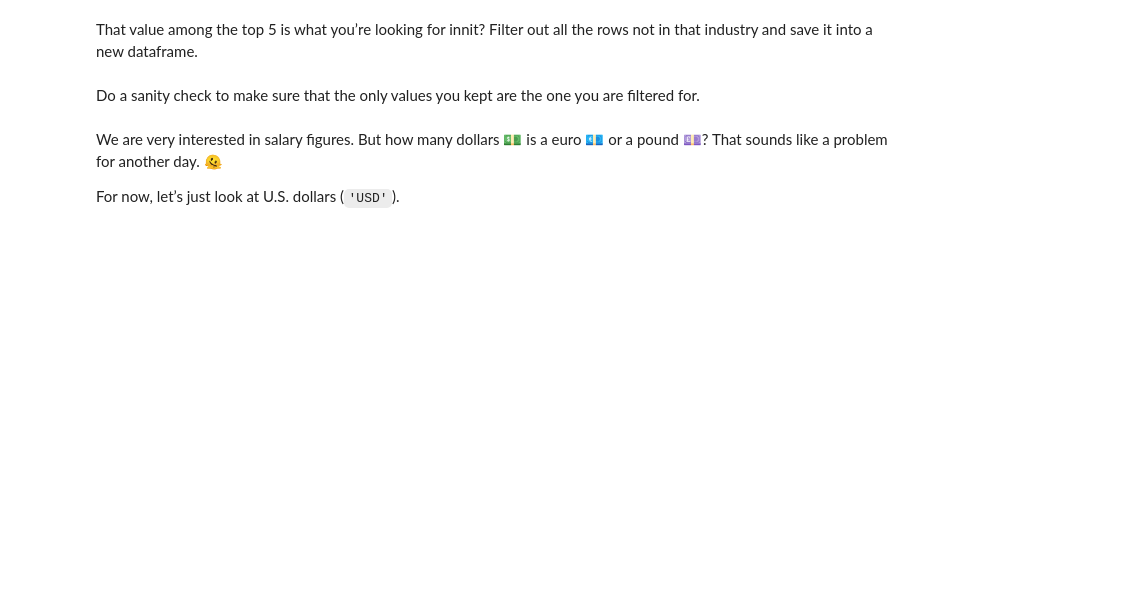
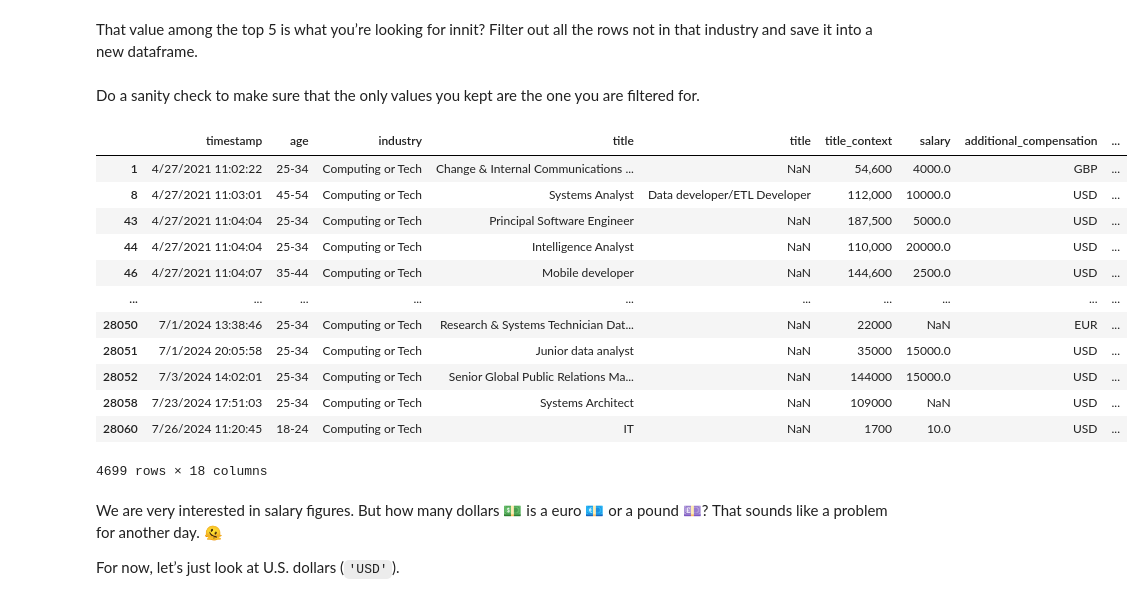
Before and after one commit to jsgarcha/CUNYTechPrep-2024-DS, a Jupyter notebook: Week-02-DS-Overview-and-Data/Exercise-JG.ipynb, the cells around one changed output. Saved outputs shown, nothing was run; the diff lists cells and outputs as text; code cells hidden in the pictures; blank space fills up the shorter version.

Commit message:
Cleaned salaries; timestamps need work.

```diff
--- a/Week-02-DS-Overview-and-Data/Exercise-JG.ipynb
+++ b/Week-02-DS-Overview-and-Data/Exercise-JG.ipynb
@@ -125,4 +144,4 @@ Let’s save it somewhere to be shipped off to another teammate. 💾
 # %% [markdown]
 ### Load the Data
 # %%
-df_salary = pd.read_csv('data/manager_salary_survey_2021.tsv')
+df_salary = pd.read_csv('data/manager_salary_survey_2021.tsv', sep='\t')
@@ -154,3 +200,7 @@ Oh… Ugh! Give these columns easier names to work with first. 🙄
+# %%
+# Rename ‘em.
+# Non-binding suggestions: timestamp, age, industry, title, title_context, salary, additional_compensation, currency, other_currency, salary_context, country, state, city, total_yoe, field_yoe, highest_education_completed	gender, race
+df_salary = df_salary.rename(columns={df_salary.columns[0]: "timestamp", df_salary.columns[1]: "age", df_salary.columns[2]: "industry", df_salary.columns[3]: "title", df_salary.columns[4]: "title", df_salary.columns[5]: "title_context", df_salary.columns[6]: "salary", df_salary.columns[7]: "additional_compensation", df_salary.columns[8]: "currency", df_salary.columns[9]: "other_currency", df_salary.columns[10]: "country", df_salary.columns[11]: "state", df_salary.columns[12]: "city", df_salary.columns[13]: "total_yoe", df_salary.columns[14]: "field_yoe", df_salary.columns[15]: "highest_education_completed", df_salary.columns[16]: "gender", df_salary.columns[17]: "race"})
 # %% [markdown]
 It’s a lot, and that should not have been easy. 😏
 # %% [markdown]
@@ -161,10 +232,26 @@ You’re going to have a gander at the computing/tech subset first because thats
 That value among the top 5 is what you’re looking for innit? Filter out all the rows not in that industry and save it into a new dataframe.
 # %%
 # Filtery filter. (Save it to a new variable, df_salary_tech.)
+df_tech = df_salary.loc[df_salary['industry'] == 'Computing or Tech']
 # %% [markdown]
 Do a sanity check to make sure that the only values you kept are the one you are filtered for.
 # %%
 # Sanity Check
+df_tech
+# %% [output]
+|  | timestamp | age | industry | title | title | title_context | salary | additional_compensation | ... |
+| 1 | 4/27/2021 11:02:22 | 25-34 | Computing or Tech | Change & Internal Communications ... | NaN | 54,600 | 4000.0 | GBP | ... |
+| 8 | 4/27/2021 11:03:01 | 45-54 | Computing or Tech | Systems Analyst | Data developer/ETL Developer | 112,000 | 10000.0 | USD | ... |
+| 43 | 4/27/2021 11:04:04 | 25-34 | Computing or Tech | Principal Software Engineer | NaN | 187,500 | 5000.0 | USD | ... |
+| 44 | 4/27/2021 11:04:04 | 25-34 | Computing or Tech | Intelligence Analyst | NaN | 110,000 | 20000.0 | USD | ... |
+| 46 | 4/27/2021 11:04:07 | 35-44 | Computing or Tech | Mobile developer | NaN | 144,600 | 2500.0 | USD | ... |
+| ... | ... | ... | ... | ... | ... | ... | ... | ... | ... |
+| 28050 | 7/1/2024 13:38:46 | 25-34 | Computing or Tech | Research & Systems Technician Dat... | NaN | 22000 | NaN | EUR | ... |
+| 28051 | 7/1/2024 20:05:58 | 25-34 | Computing or Tech | Junior data analyst | NaN | 35000 | 15000.0 | USD | ... |
+| 28052 | 7/3/2024 14:02:01 | 25-34 | Computing or Tech | Senior Global Public Relations Ma... | NaN | 144000 | 15000.0 | USD | ... |
+| 28058 | 7/23/2024 17:51:03 | 25-34 | Computing or Tech | Systems Architect | NaN | 109000 | NaN | USD | ... |
+| 28060 | 7/26/2024 11:20:45 | 18-24 | Computing or Tech | IT | NaN | 1700 | 10.0 | USD | ... |
+4699 rows × 18 columns
 # %% [markdown]
 We are very interested in salary figures. But how many dollars 💵 is a euro 💶 or a pound 💷? That sounds like a problem for another day. 🫠
 
```
Also changed, not shown: parts of 21 cells of this notebook.
